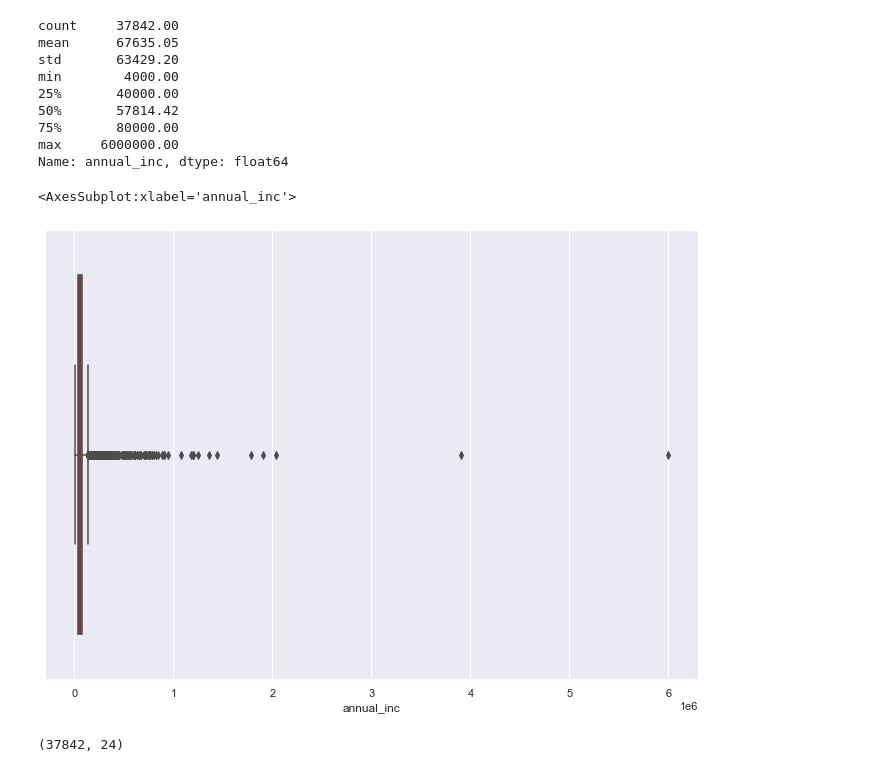
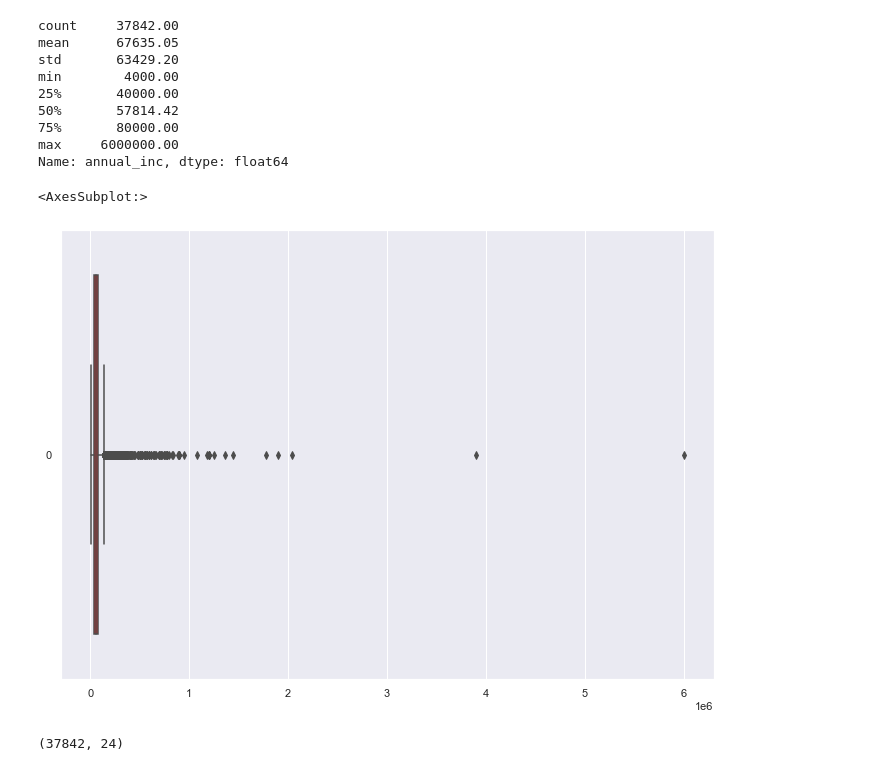
Before and after one commit to simplyshravan/Lending_Club_Case_Study, a Jupyter notebook: Shravan_Kumar_Yadav.ipynb, the cells around one changed output. Drawn from its saved outputs; the diff is of its cells as text; code cells hidden in the pictures.

```diff
--- a/Shravan_Kumar_Yadav.ipynb
+++ b/Shravan_Kumar_Yadav.ipynb
@@ -22,7 +22,7 @@ pd.options.display.max_rows = None #to display all rows
 # %% [markdown]
 ### Reading input file
 # %%
-loandata= pd.read_csv(r"C://Users//Shubhada//Desktop//Upgrad//PGP_AIML//Course 2- Statistics Essentials//Lending club case study//loan.csv")
+loandata= pd.read_csv(r"loan.csv")
 # %% [markdown]
 ### Checking headers in file
 # %%
@@ -397,10 +396,10 @@ min        4000.00
 max     6000000.00
 Name: annual_inc, dtype: float64
 # %%
-sns.boxplot(loandata.annual_inc, color='Red')
+sns.boxplot(data=loandata.annual_inc, color='Red',orient='h')
 # %% [output]
-<AxesSubplot:xlabel='annual_inc'>
+<AxesSubplot:>
-[figure, old version]
+[figure, new version]
 # %%
 loandata.shape
 # %% [output]
```
Also changed, not shown: parts of 69 cells of this notebook.
